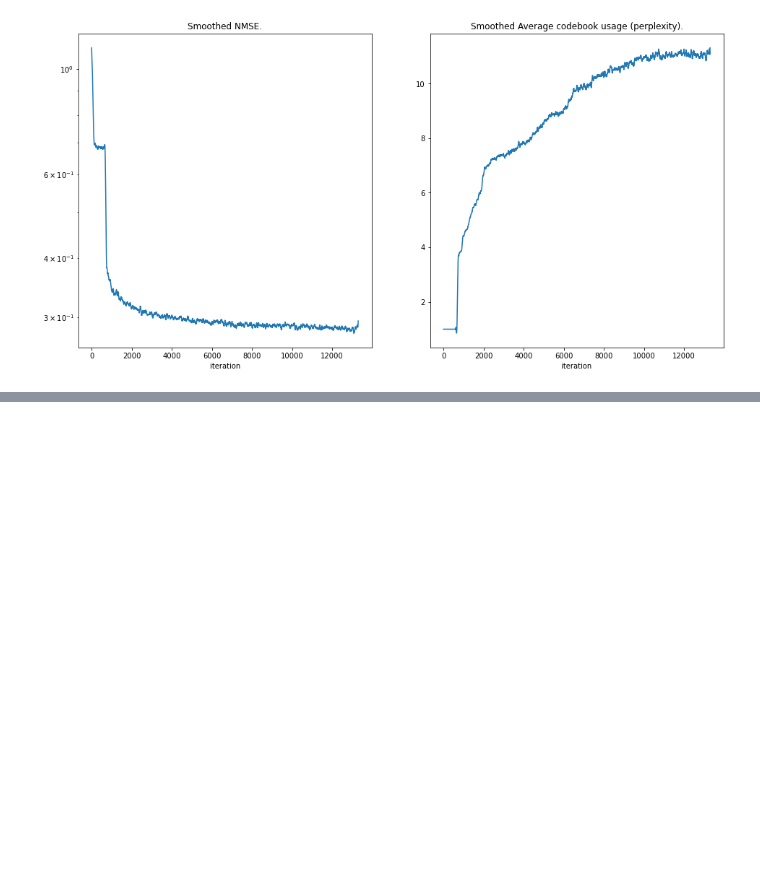
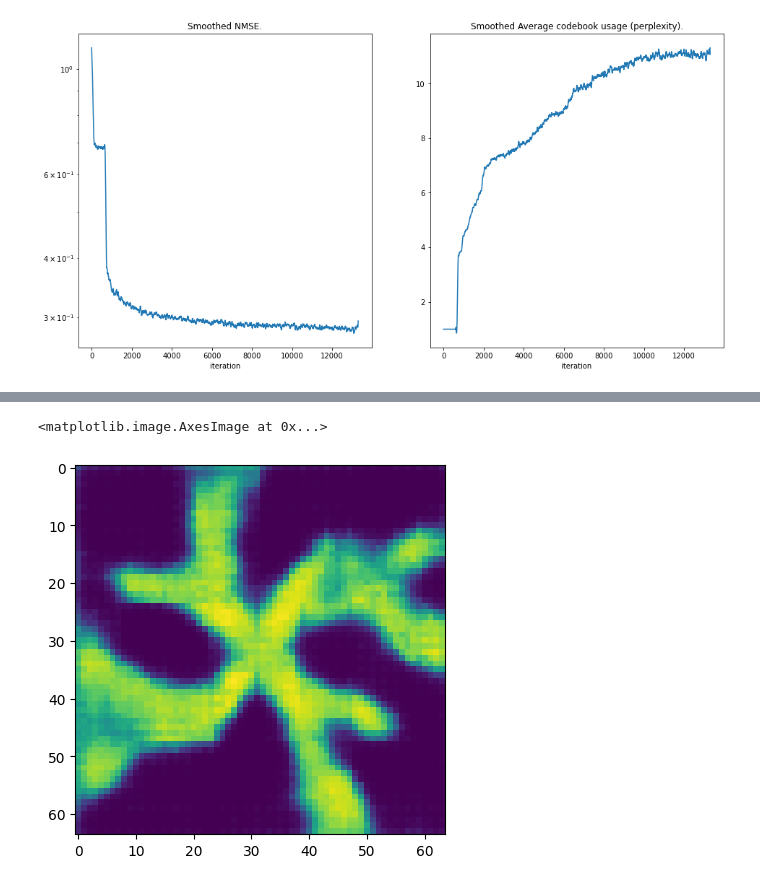
Before and after one commit to Shougakusei/taikyu_screenshots, a Jupyter notebook: VQ-VAE-Fish.ipynb, the cells around one changed output, grey strips where cells are left out. Drawn from its saved outputs; the diff is of its cells as text; code cells hidden in the pictures; blank space fills up the shorter version.

```diff
--- a/VQ-VAE-Fish.ipynb
+++ b/VQ-VAE-Fish.ipynb
@@ -268,14 +290,17 @@ class Encoder(nn.Module):
         conv_layers = [Conv2dSame(in_channels=in_channels,
                                  out_channels=num_hiddens // 2**(num_of_convs - 1),
                                  kernel_size=3,
-                                 stride=2), nn.ReLU()]
+                                 stride=2),
+                       nn.BatchNorm2d(num_hiddens // 2**(num_of_convs - 1)),
+                       nn.LeakyReLU()]
 
         for i in reversed(range(1, num_of_convs)):
             conv_layers.append(Conv2dSame(in_channels=num_hiddens//2**(i),
                                  out_channels=num_hiddens//2**(i-1),
                                  kernel_size=3,
                                  stride=2))
-            conv_layers.append(nn.ReLU())
+            conv_layers.append(nn.BatchNorm2d(num_hiddens//2**(i-1)))
+            conv_layers.append(nn.LeakyReLU())
 
         self._convs = nn.Sequential(*conv_layers)
 
@@ -331,7 +356,9 @@ class Decoder(nn.Module):
         conv_trans_layers = [ConvTranspose2dSame(in_channels=num_hiddens,
                                  out_channels=num_hiddens // 2,
                                  kernel_size=3,
-                                 stride=2), nn.ReLU()]
+                                 stride=2),
+                             nn.BatchNorm2d(num_hiddens // 2),
+                             nn.LeakyReLU()]
 
         for i in range(power_calc(embedding_image_size,2), power_calc(image_size,2) - 1):
 
@@ -340,7 +367,8 @@ class Decoder(nn.Module):
                                  out_channels=num_hiddens//2**(i-power_calc(embedding_image_size,2)+2),
                                  kernel_size=3,
                                  stride=2))
-                conv_trans_layers.append(nn.ReLU())
+                conv_trans_layers.append(nn.BatchNorm2d(num_hiddens//2**(i-power_calc(embedding_image_size,2)+2)))
+                conv_trans_layers.append(nn.LeakyReLU())
             else:
                 conv_trans_layers.append(ConvTranspose2dSame(in_channels=num_hiddens//2**(i-1-power_calc(embedding_image_size,2)+2),
                                  out_channels=out_channels,
@@ -452,2 +543,14 @@ class VectorQuantizerEMA(nn.Module):
+# %%
+class EdgeDetectionEntropyLoss(nn.Module):
+    def __init__(self, true_percentage):
+        super(EdgeDetectionEntropyLoss, self).__init__()
+        self.true_percentage = true_percentage
+
+    def forward(self, output, target):
+        loss = (1 - self.true_percentage) * target * torch.log(output)\
+        + self.true_percentage * (1 - target) * torch.log(1 - output)
+        return - loss.mean()
+
+edge_loss = EdgeDetectionEntropyLoss(true_percentage)
 # %%
 class VQ_VAE(nn.Module):
@@ -575,0 +866,9 @@ ValueError: num must be 1 <= num <= 32, not 33
+# %%
+# _, data_recon, _ = model(x.to(device))
+data_recon, _, _, _ = model(x.to(device))
+img = (data_recon[7].cpu().detach().numpy().transpose(1,2,0))
+plt.imshow(img)
+# print(img)
+# %% [output]
+<matplotlib.image.AxesImage at 0x...>
+[figure, new version]
```
Also changed, not shown: parts of 37 cells of this notebook.
